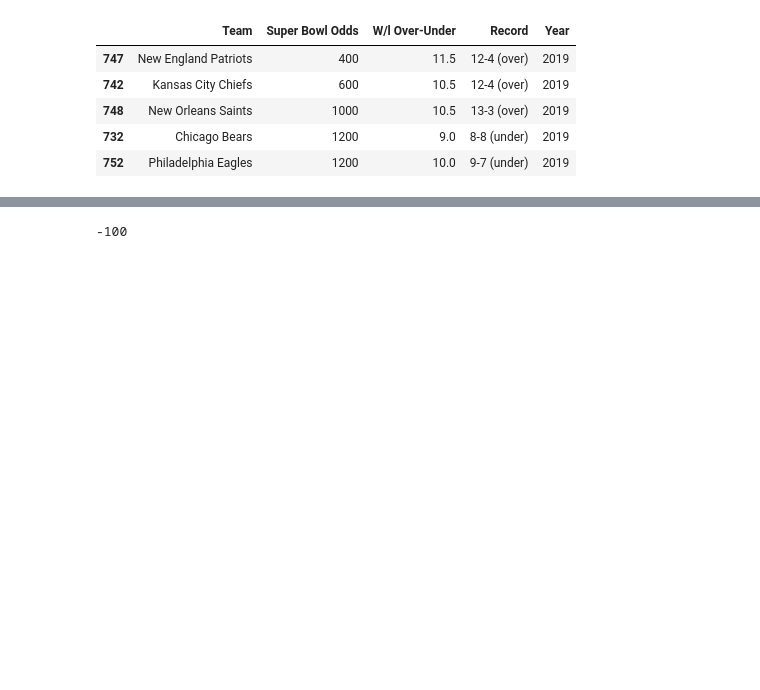
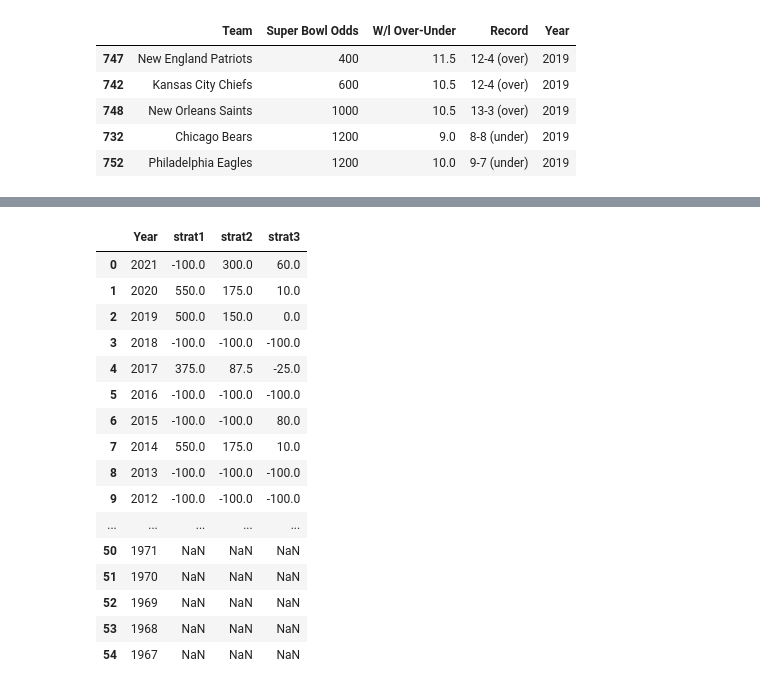
Before and after one commit to atrgrad/Project-1_Team-2, a Jupyter notebook: nfl_analysis.ipynb, the cells around one changed output, grey strips where cells are left out. Saved outputs shown, nothing was run; the diff lists cells and outputs as text; code cells hidden in the pictures; blank space fills up the shorter version.

```diff
--- a/nfl_analysis.ipynb
+++ b/nfl_analysis.ipynb
@@ -176,10 +176,27 @@ df_combined
 | 52 | NaN | NaN | NaN | Jan 12 | 1969 | III (3) | New York Jets | 16 | Baltimore Colts | 7 | ... |
 | 53 | NaN | NaN | NaN | Jan 14 | 1968 | II (2) | Green Bay Packers | 33 | Oakland Raiders | 14 | ... |
 | 54 | NaN | NaN | NaN | Jan 15 | 1967 | I (1) | Green Bay Packers | 35 | Kansas City Chiefs | 10 | ... |
-# %%
-main(2018,2)
-# %% [output]
--100
+# %%
+df_strats = df_combined[['Year','strat1','strat2','strat3']]
+df_strats
+# %% [output]
+|  | Year | strat1 | strat2 | strat3 |
+| 0 | 2021 | -100.0 | 300.0 | 60.0 |
+| 1 | 2020 | 550.0 | 175.0 | 10.0 |
+| 2 | 2019 | 500.0 | 150.0 | 0.0 |
+| 3 | 2018 | -100.0 | -100.0 | -100.0 |
+| 4 | 2017 | 375.0 | 87.5 | -25.0 |
+| 5 | 2016 | -100.0 | -100.0 | -100.0 |
+| 6 | 2015 | -100.0 | -100.0 | 80.0 |
+| 7 | 2014 | 550.0 | 175.0 | 10.0 |
+| 8 | 2013 | -100.0 | -100.0 | -100.0 |
+| 9 | 2012 | -100.0 | -100.0 | -100.0 |
+| ... | ... | ... | ... | ... |
+| 50 | 1971 | NaN | NaN | NaN |
+| 51 | 1970 | NaN | NaN | NaN |
+| 52 | 1969 | NaN | NaN | NaN |
+| 53 | 1968 | NaN | NaN | NaN |
+| 54 | 1967 | NaN | NaN | NaN |
 # %%
 # Charting - Individual Bar Graph Strat 1, 2, & 3
 main(2018,1)
```
